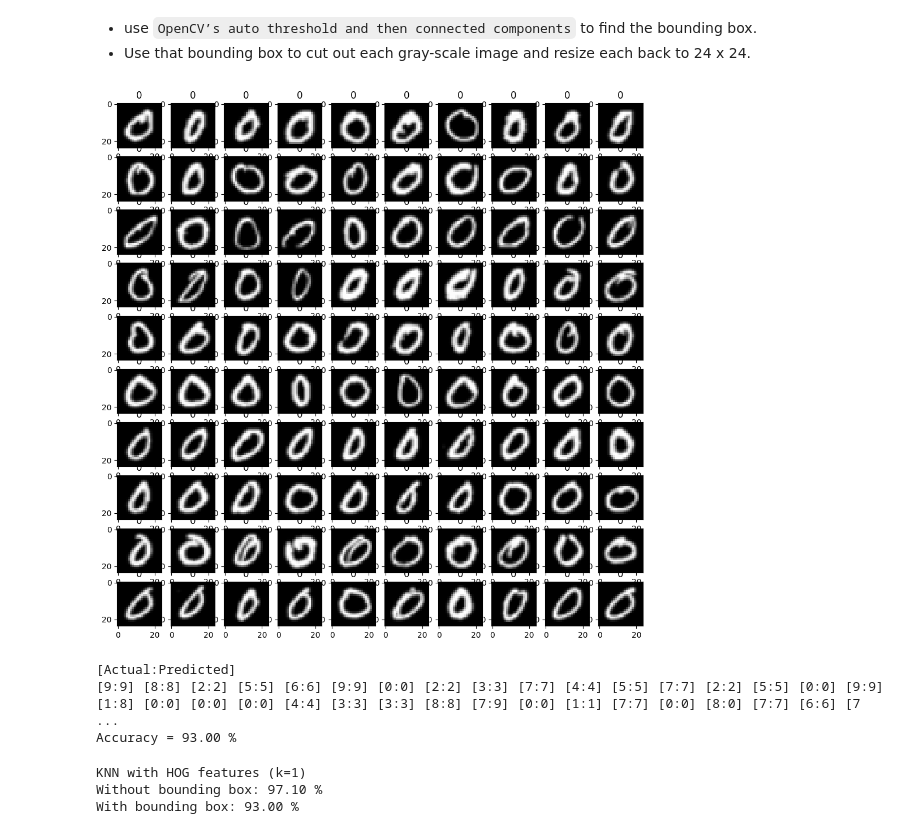
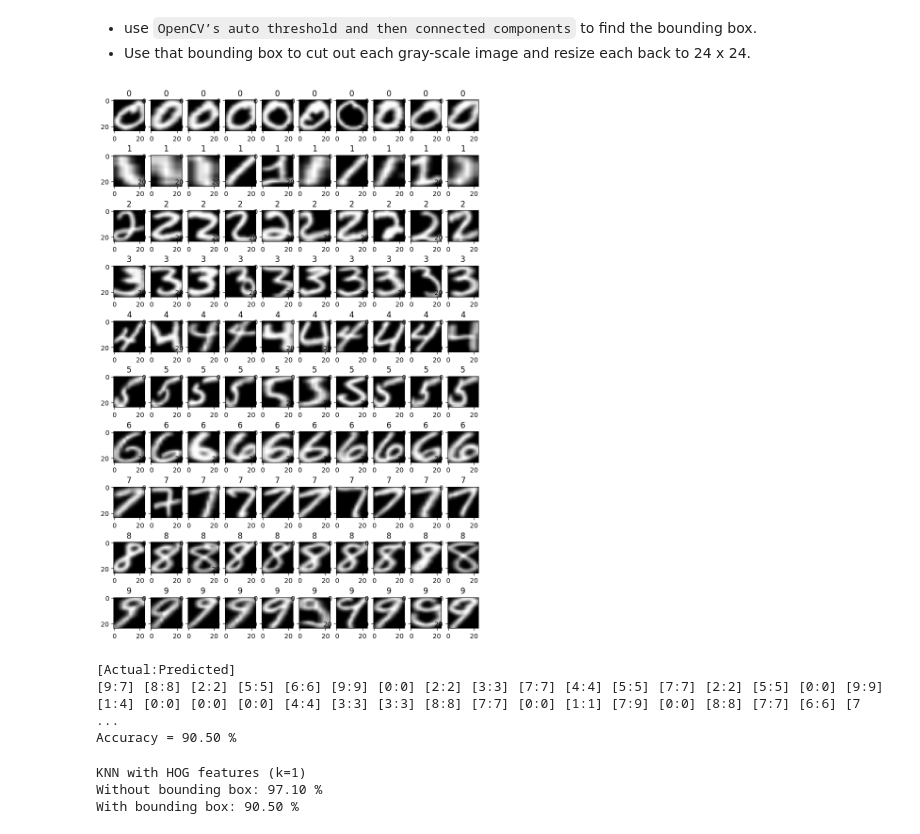
Before and after one commit to ibzzsfw/machine-learning, a Jupyter notebook: handwritten-digit-recognition/handwritten-digit-recognition.ipynb, the cells around one changed output. Drawn from its saved outputs; the diff is of its cells as text; code cells hidden in the pictures.

Commit message:
`fix`: stats_matrix

```diff
--- a/handwritten-digit-recognition/handwritten-digit-recognition.ipynb
+++ b/handwritten-digit-recognition/handwritten-digit-recognition.ipynb
@@ -34,6 +34,14 @@ class Grid:
     def set_hog_feature(self, hog_feature: np.ndarray) -> None:
         """Set the HOG feature"""
         self.hog_feature = hog_feature
+
+    def set_digit(self, digit: Mat) -> None:
+        """Set the digit"""
+        self.digit = digit
+
+    def get_digit(self) -> Mat:
+        """Get the digit"""
+        return self.digit
 # %%
 DIMENSION = 20
 
@@ -46,7 +54,7 @@ class Template:
         self.w = 0
         self.rows = 0
         self.cols = 0
-        self.grids = []
+        self.grids: Mat = []
 
     def plot_template(self) -> None:
         """Plot the template"""
@@ -451,39 +458,39 @@ height: 1000, width: 400
 # %%
 CONNECTIVITY = 8
 
-for i in range(len(digits_100.grids)):
+for grid in digits_100.grids:
+
     # Convert to grayscale
-    gray_image = cv2.cvtColor(digits_100.grids[i].digit, cv2.COLOR_BGR2GRAY)
+    gray_image = cv2.cvtColor(grid.get_digit(), cv2.COLOR_BGR2GRAY)
     # Apply thresholding
     threshold_value, threshold_image = cv2.threshold(
         gray_image, 0, 255, cv2.THRESH_BINARY_INV + cv2.THRESH_OTSU)
     # Connected component analysis
     num_labels, labels_matrix, stats_matrix, centroids_matrix = cv2.connectedComponentsWithStats(
         threshold_image, connectivity=CONNECTIVITY)
-    labels_matrix = 20 * labels_matrix
-    labels_matrix_8bitint = labels_matrix.astype(np.uint8)
-    equalized_image = cv2.equalizeHist(labels_matrix_8bitint)
-    horizontal_stacked_images = np.hstack((gray_image, equalized_image))
     # Find the largest connected component
-    largest_component = np.argmax(stats_matrix[1:, cv2.CC_STAT_AREA]) + 1
-    x, y, w, h, area = stats_matrix[largest_component]
-    # Draw the largest connected component
-    digits_100.grids[i].digit = horizontal_stacked_images[y:y + h, x:x + w]
-    digits_100.grids[i].set_hog_feature(hog.compute(
-        digits_100.grids[i].digit,
+    # index 0 Represents the background, some sense of it B/W
+    x, y, w, h, area = stats_matrix[0]
+    cropped = gray_image[y:y + h, x:x + w]
+    digit_new = cv2.resize(cropped, (EXPECTED_DIMENSION, EXPECTED_DIMENSION))
+    grid.set_digit(digit_new)
+    grid.set_hog_feature(hog.compute(
+        grid.digit,
         winStride,
         padding,
         locations
     ))
 # %%
-plt.figure(figsize=(12, 12))
-for i in range(100):
-    plt.subplot(10, 10, i + 1)
-    plt.imshow(digits_100.grids[i].digit, cmap='gray')
-    plt.title(digits_100.grids[i].label)
+plt.figure(figsize=(10, 15))
+# plot 10 images of each digit 10 x 10
+for i in range(10):
+    for j in range(10):
+        plt.subplot(10, 10, i * 10 + j + 1)
+        plt.imshow(digits_100.grids[i * 100 + j].digit, cmap='gray')
+        plt.title(digits_100.grids[i * 100 + j].label)
 plt.show()
 # %% [output]
-[figure, old version]
+[figure, new version]
 # %%
 # Split train (80%), test
 train_c, test_c= train_test_split(digits_100.grids, test_size=0.2, random_state=0)
@@ -512,8 +519,8 @@ knn_c_accuracy = accuracy_score([grid.label for grid in test_c], knn_c_pred)
 print("\nAccuracy = {:.2f} %".format(knn_c_accuracy * 100))
 # %% [output]
 [Actual:Predicted]
-[9:9] [8:8] [2:2] [5:5] [6:6] [9:9] [0:0] [2:2] [3:3] [7:7] [4:4] [5:5] [7:7] [2:2] [5:5] [0:0] [9:9] [1:8] [0:0] [0:0] [0:0] [4:4] [3:3] [3:3] [8:8] [7:9] [0:0] [1:1] [7:7] [0:0] [8:0] [7:7] [6:6] [7 ...
-Accuracy = 93.00 %
+[9:7] [8:8] [2:2] [5:5] [6:6] [9:9] [0:0] [2:2] [3:3] [7:7] [4:4] [5:5] [7:7] [2:2] [5:5] [0:0] [9:9] [1:4] [0:0] [0:0] [0:0] [4:4] [3:3] [3:3] [8:8] [7:7] [0:0] [1:1] [7:9] [0:0] [8:8] [7:7] [6:6] [7 ...
+Accuracy = 90.50 %
 # %%
 # Compare knn_hog_1 and knn_c
 print("KNN with HOG features (k=1)")
@@ -522,4 +529,4 @@ print("With bounding box: {:.2f} %".format(knn_c_accuracy * 100))
 # %% [output]
 KNN with HOG features (k=1)
 Without bounding box: 97.10 %
-With bounding box: 93.00 %
+With bounding box: 90.50 %
```
Also changed, not shown: parts of 2 cells of this notebook.
